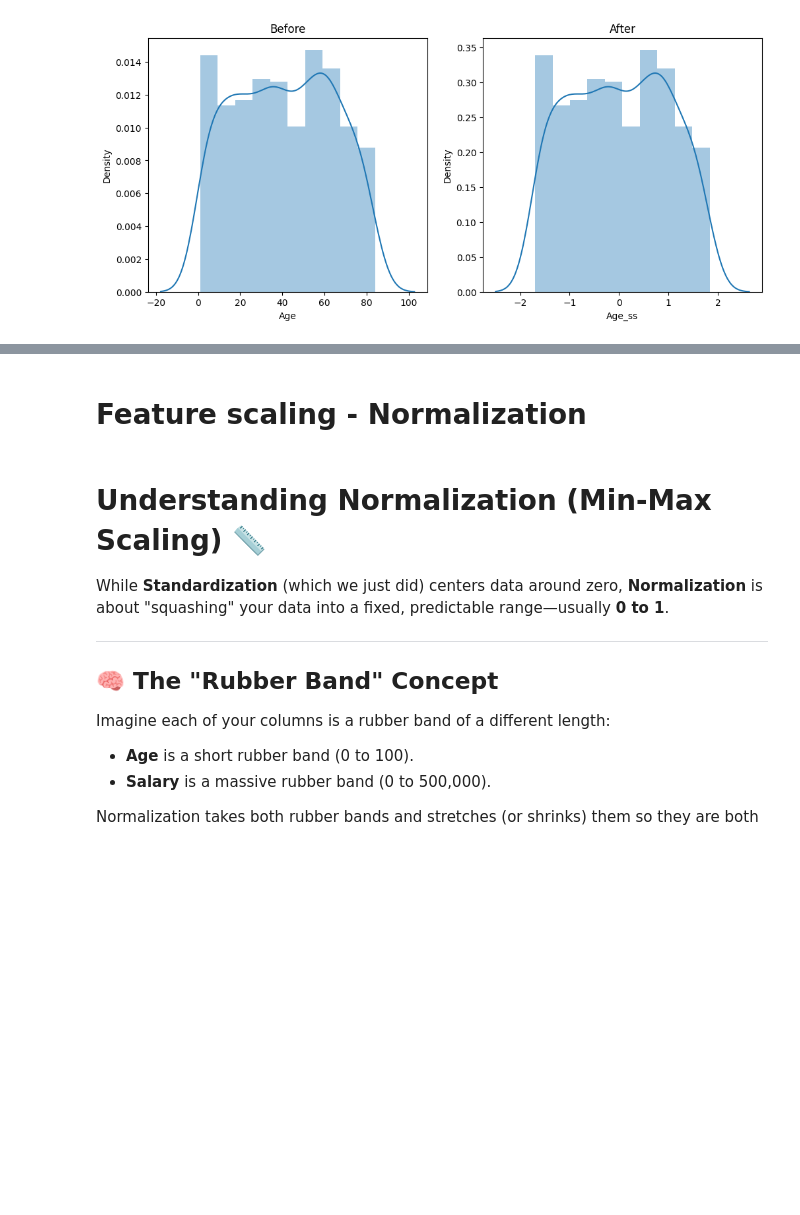
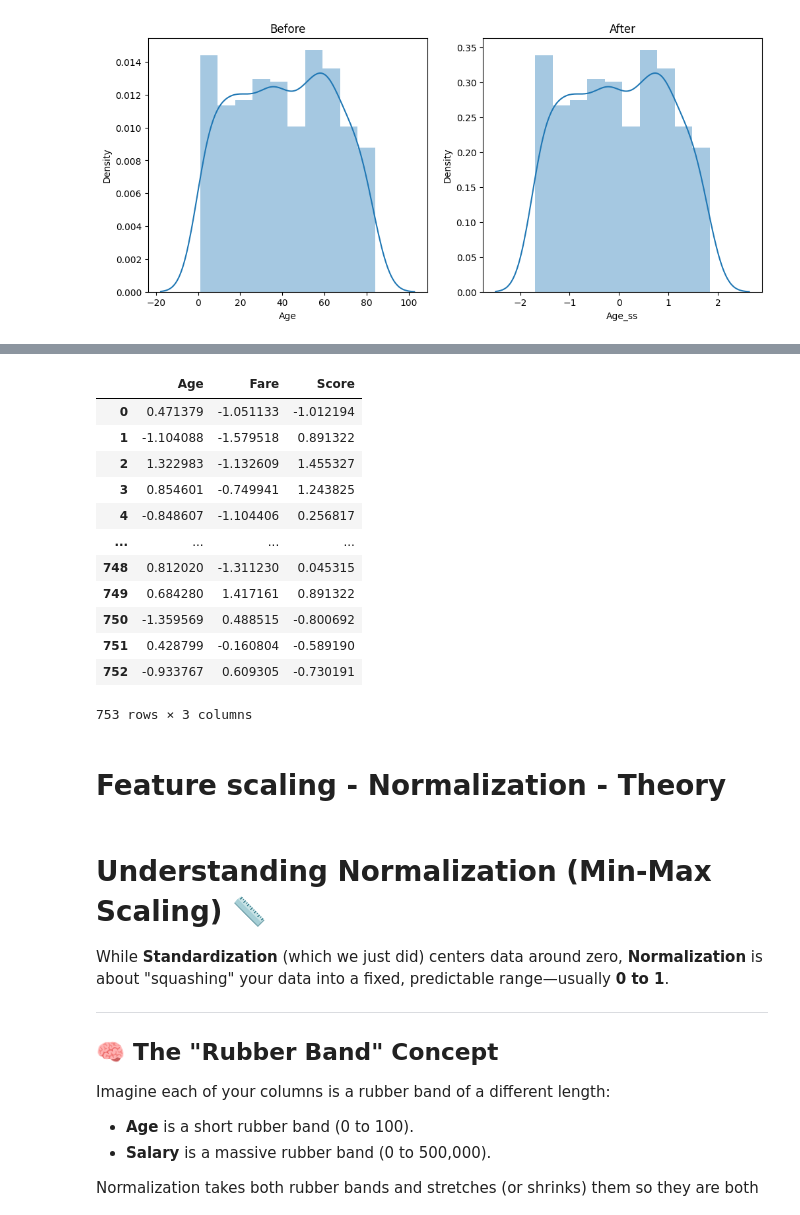
Before and after one commit to shikhars22/learningML, a Jupyter notebook: notebooks/5. Feature Scaling.ipynb, the cells around one changed output, grey strips where cells are left out. Cells and saved outputs as stored; diff of their text form; code cells hidden in the pictures; blank space fills up the shorter version.

```diff
--- a/notebooks/5. Feature Scaling.ipynb
+++ b/notebooks/5. Feature Scaling.ipynb
@@ -338,5 +327,21 @@ dataset_clean_scaled.head()
+# %%
+dataset_clean_scaled[cols_to_scale]
+# %% [output]
+|  | Age | Fare | Score |
+| 0 | 0.471379 | -1.051133 | -1.012194 |
+| 1 | -1.104088 | -1.579518 | 0.891322 |
+| 2 | 1.322983 | -1.132609 | 1.455327 |
+| 3 | 0.854601 | -0.749941 | 1.243825 |
+| 4 | -0.848607 | -1.104406 | 0.256817 |
+| ... | ... | ... | ... |
+| 748 | 0.812020 | -1.311230 | 0.045315 |
+| 749 | 0.684280 | 1.417161 | 0.891322 |
+| 750 | -1.359569 | 0.488515 | -0.800692 |
+| 751 | 0.428799 | -0.160804 | -0.589190 |
+| 752 | -0.933767 | 0.609305 | -0.730191 |
+753 rows × 3 columns
 # %% [markdown]
-# Feature scaling - Normalization
+# Feature scaling - Normalization - Theory
 # %% [markdown]
 # Understanding Normalization (Min-Max Scaling) 📏
 
```
Also changed, not shown: parts of 25 cells of this notebook, 8 other files.
